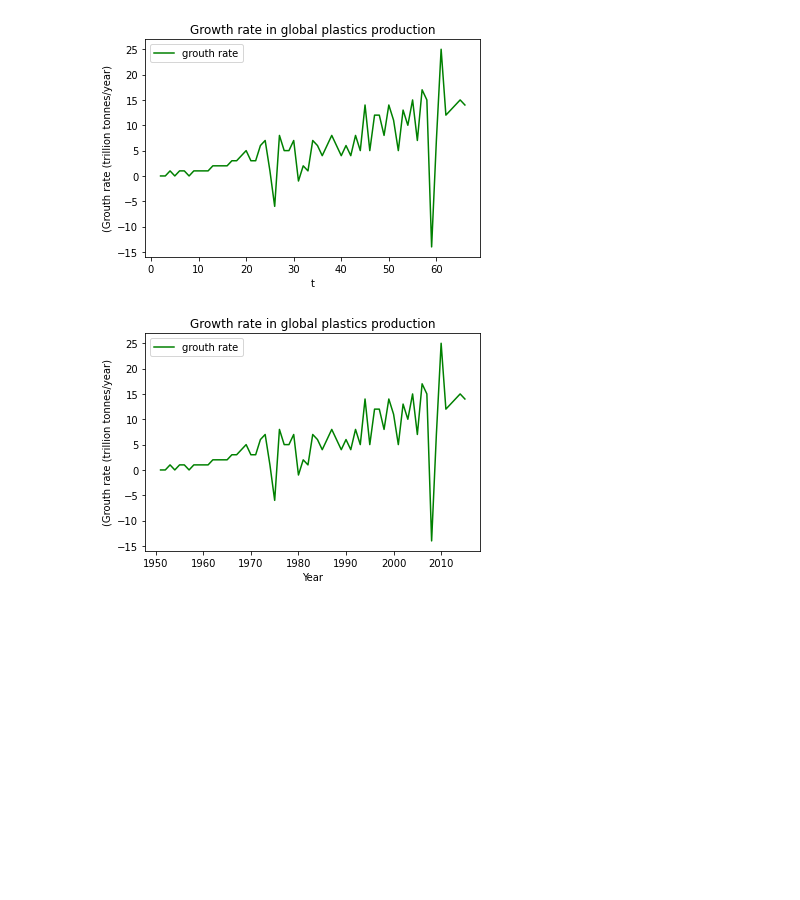
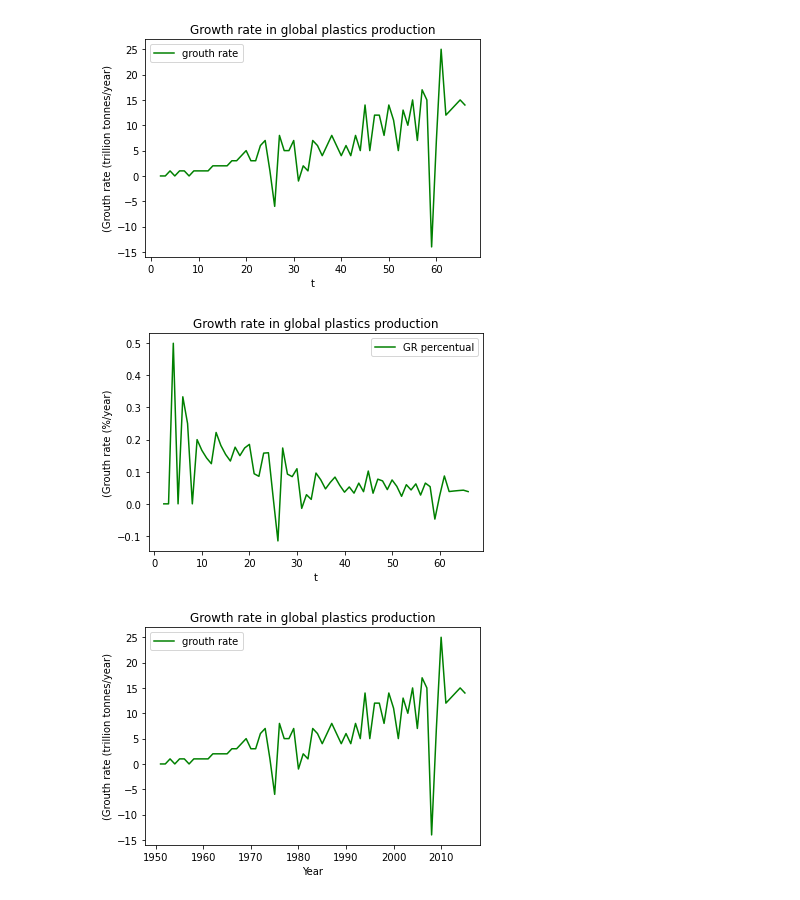
Before and after one commit to ll-portes/SCIE1500, a Jupyter notebook: notebooks/Week_01/Global_plastics_production.ipynb, the cells around one changed output. Saved outputs shown, nothing was run; the diff lists cells and outputs as text; code cells hidden in the pictures; blank space fills up the shorter version.

```diff
--- a/notebooks/Week_01/Global_plastics_production.ipynb
+++ b/notebooks/Week_01/Global_plastics_production.ipynb
@@ -354,0 +357,4 @@ Grouth rate (trillion tonnes/year):
+# %%
+gpp["GR percentual"] = gpp["GPP (trillion tonnes)"].pct_change()
+
+gpp
@@ -392,6 +412,14 @@ gpp.plot(x="t", y="grouth rate", ylabel='(Grouth rate (trillion tonnes/year)',
          color="green");
 # %% [output]
 [figure]
+# %%
+# Percentual growth rate:
+
+gpp.plot(x="t", y="GR percentual", ylabel='(Grouth rate (%/year)',
+         title="Growth rate in global plastics production",
+         color="green");
+# %% [output]
+[figure, added]
 # %%
 # Plotting data
 
```
Also changed, not shown: parts of 4 cells of this notebook, 6 other files.
